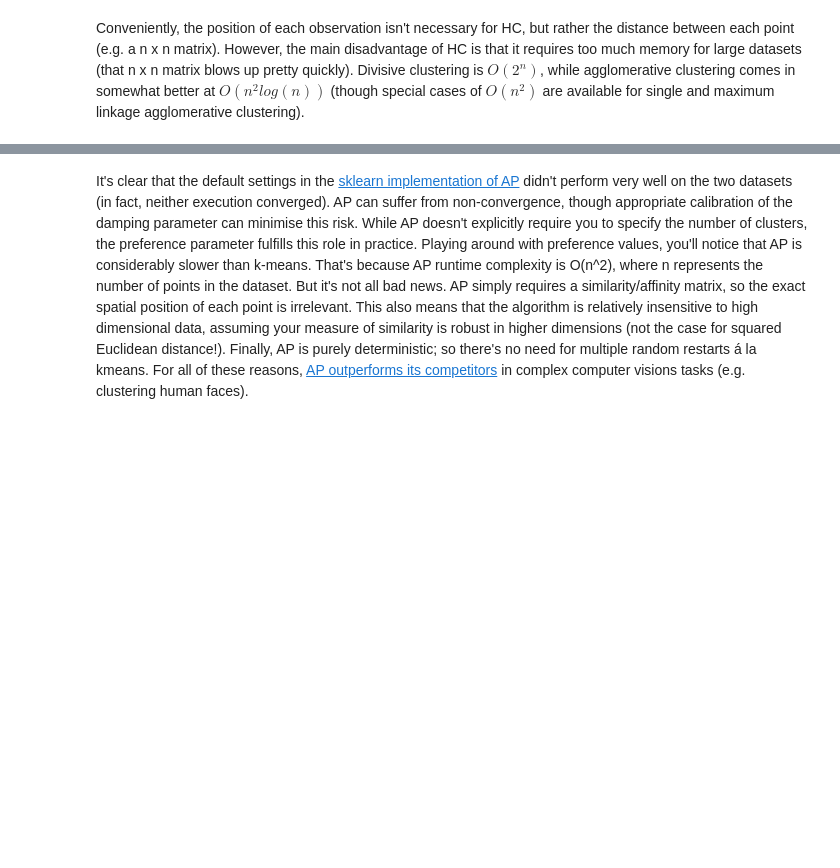
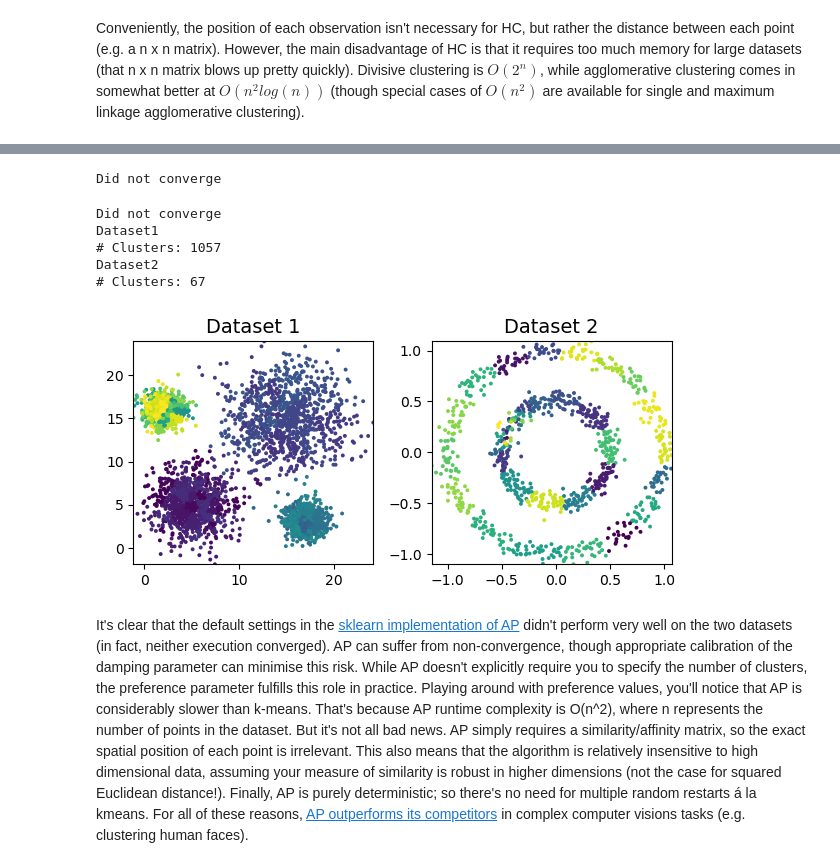
Before and after one commit to strawlab/pm21-rabbit, a Jupyter notebook: lectures/lecture-08/1 Clustering with scikit with GIFs.ipynb, the cells around one changed output, grey strips where cells are left out. Cells and saved outputs as stored; diff of their text form; code cells hidden in the pictures; blank space fills up the shorter version.

```diff
--- a/lectures/lecture-08/1 Clustering with scikit with GIFs.ipynb
+++ b/lectures/lecture-08/1 Clustering with scikit with GIFs.ipynb
@@ -187,14 +213,22 @@ At each iteration, `A` and `R` are added together. Exemplars are represented by
 # %%
 # This is killing the Jupyter kernel for some reason, so I disabled it for now.
 
-# # implementing Affinity Propagation
-# ap_dataset1 = cluster.AffinityPropagation(verbose=True,random_state=0).fit_predict(dataset1)
-# ap_dataset2 = cluster.AffinityPropagation(verbose=True,random_state=0).fit_predict(dataset2)
-# print('Dataset1')
-# print("# Clusters:",max(ap_dataset1)+1)
-# print('Dataset2')
-# print("# Clusters:",max(ap_dataset2)+1)
-# cluster_plots(dataset1, dataset2, ap_dataset1, ap_dataset2)
+# implementing Affinity Propagation
+ap_dataset1 = cluster.AffinityPropagation(verbose=True,random_state=0).fit_predict(dataset1)
+ap_dataset2 = cluster.AffinityPropagation(verbose=True,random_state=0).fit_predict(dataset2)
+print('Dataset1')
+print("# Clusters:",max(ap_dataset1)+1)
+print('Dataset2')
+print("# Clusters:",max(ap_dataset2)+1)
+cluster_plots(dataset1, dataset2, ap_dataset1, ap_dataset2)
+# %% [output]
+Did not converge
+Did not converge
+Dataset1
+# Clusters: 1057
+Dataset2
+# Clusters: 67
+[figure, added]
 # %% [markdown]
 It's clear that the default settings in the [sklearn implementation of AP](http://scikit-learn.org/stable/modules/generated/sklearn.cluster.AffinityPropagation.html) didn't perform very well on the two datasets (in fact, neither execution converged). AP can suffer from non-convergence, though appropriate calibration of the damping parameter can minimise this risk. While AP doesn't explicitly require you to specify the number of clusters, the preference parameter fulfills this role in practice. Playing around with preference values, you'll notice that AP is considerably slower than k-means. That's because AP runtime complexity is O(n^2), where n represents the number of points in the dataset. But it's not all bad news. AP simply requires a similarity/affinity matrix, so the exact spatial position of each point is irrelevant. This also means that the algorithm is relatively insensitive to high dimensional data, assuming your measure of similarity is robust in higher dimensions (not the case for squared Euclidean distance!). Finally, AP is purely deterministic; so there's no need for multiple random restarts á la kmeans. For all of these reasons, [AP outperforms its competitors](http://science.sciencemag.org/content/315/5814/972) in complex computer visions tasks (e.g. clustering human faces).
 # %%
```
Also changed, not shown: parts of 7 cells of this notebook, 2 other files.
